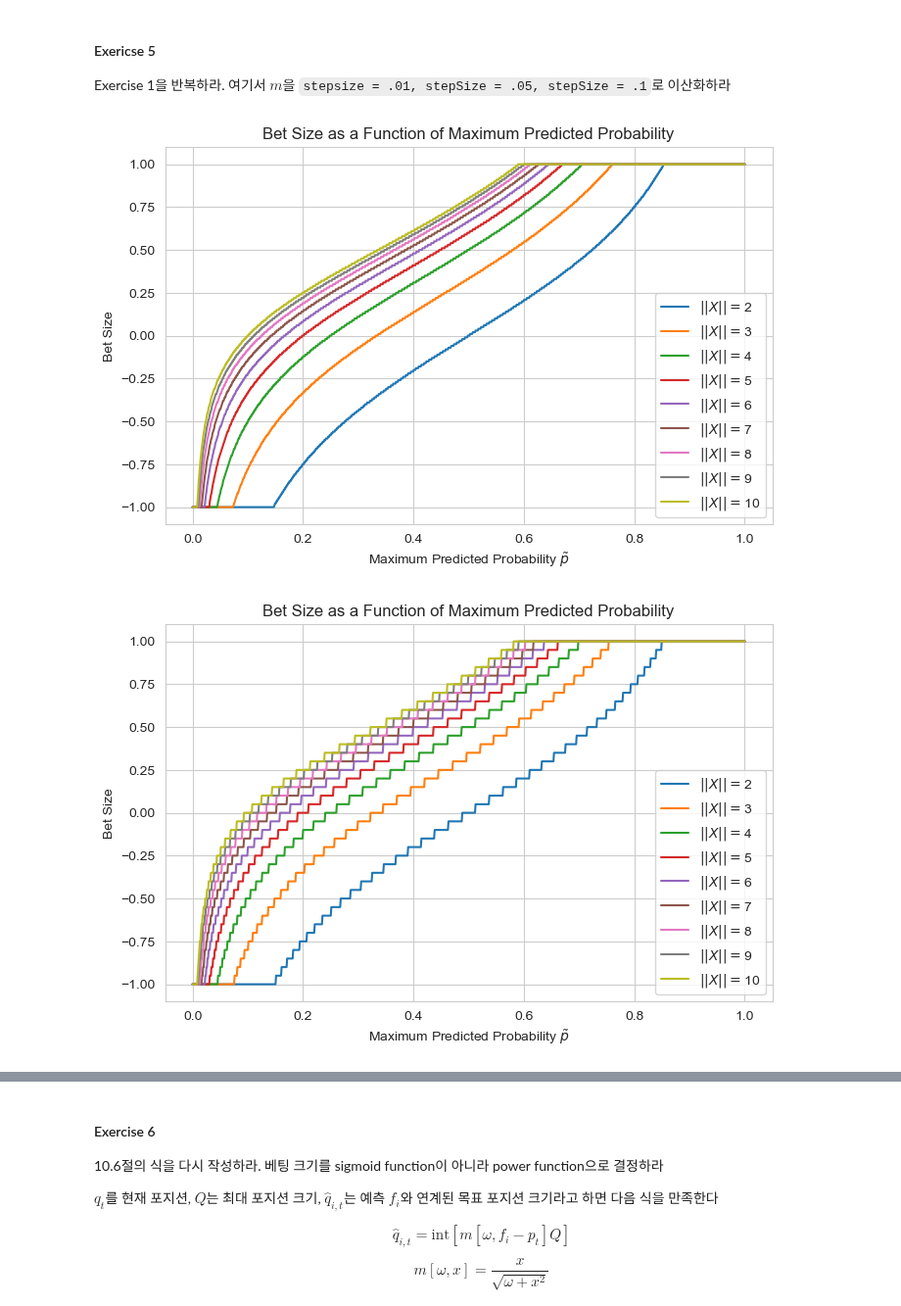
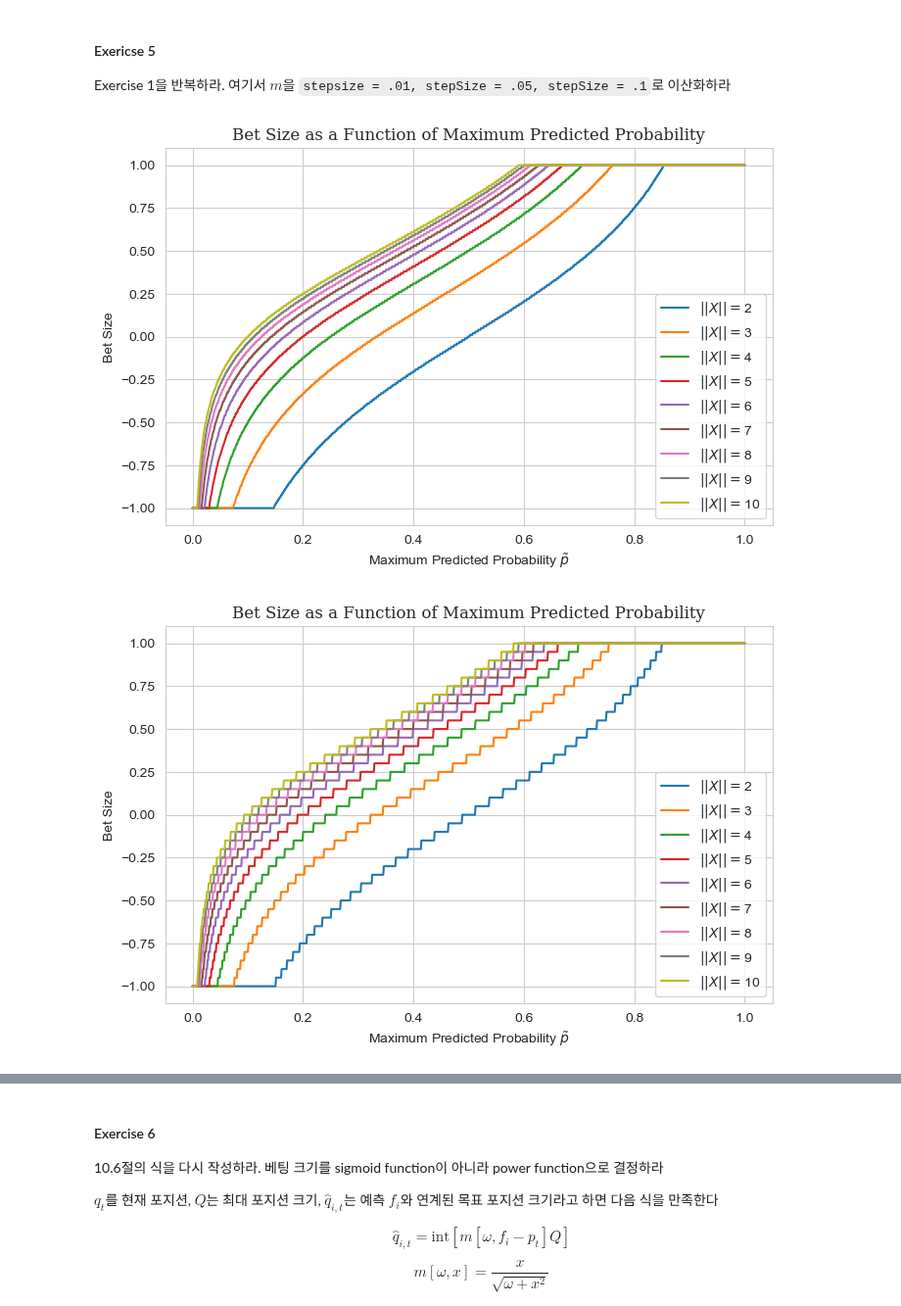
Before and after one commit to Tommylee1013/Advances-in-Financial-Machine-Learning, a Jupyter notebook: Chapter 10.ipynb, the cells around one changed output, grey strips where cells are left out. Shown at 98% size. Drawn from its saved outputs; the diff is of its cells as text; code cells hidden in the pictures.

```diff
--- a/Chapter 10.ipynb
+++ b/Chapter 10.ipynb
@@ -238,16 +238,16 @@ Exercise 1을 반복하라. 여기서 $m$을 `stepsize = .01, stepSize = .05, st
 # %%
 p = np.linspace(0, 1, 1000)
 fig, ax = plt.subplots(figsize=(8, 5))
 for X_size in range(2, 11):
     z = (p - 1 / X_size) / (p * (1 - p)) ** 0.5
     ax.plot(p, fml.discrete_signal(signal0 = z, stepSize = .01), label=f'$||X||=${X_size}')
 ax.set_xlabel(r'Maximum Predicted Probability $\tilde{p}$')
 ax.set_ylabel('Bet Size')
 ax.legend(loc='best')
-ax.set_title('Bet Size as a Function of Maximum Predicted Probability')
+ax.set_title('Bet Size as a Function of Maximum Predicted Probability', fontfamily = 'Serif')
 plt.show()
 # %% [output]
-[figure, old version]
+[figure, new version]
 # %%
 p = np.linspace(0, 1, 1000)
 fig, ax = plt.subplots(figsize=(8, 5))
@@ -257,10 +257,10 @@ for X_size in range(2, 11):
 ax.set_xlabel(r'Maximum Predicted Probability $\tilde{p}$')
 ax.set_ylabel('Bet Size')
 ax.legend(loc='best')
-ax.set_title('Bet Size as a Function of Maximum Predicted Probability')
+ax.set_title('Bet Size as a Function of Maximum Predicted Probability', fontfamily = 'Serif')
 plt.show()
 # %% [output]
-[figure, old version]
+[figure, new version]
 # %%
 p = np.linspace(0, 1, 1000)
 fig, ax = plt.subplots(figsize=(8, 5))
```
Also changed, not shown: parts of 11 cells of this notebook.
